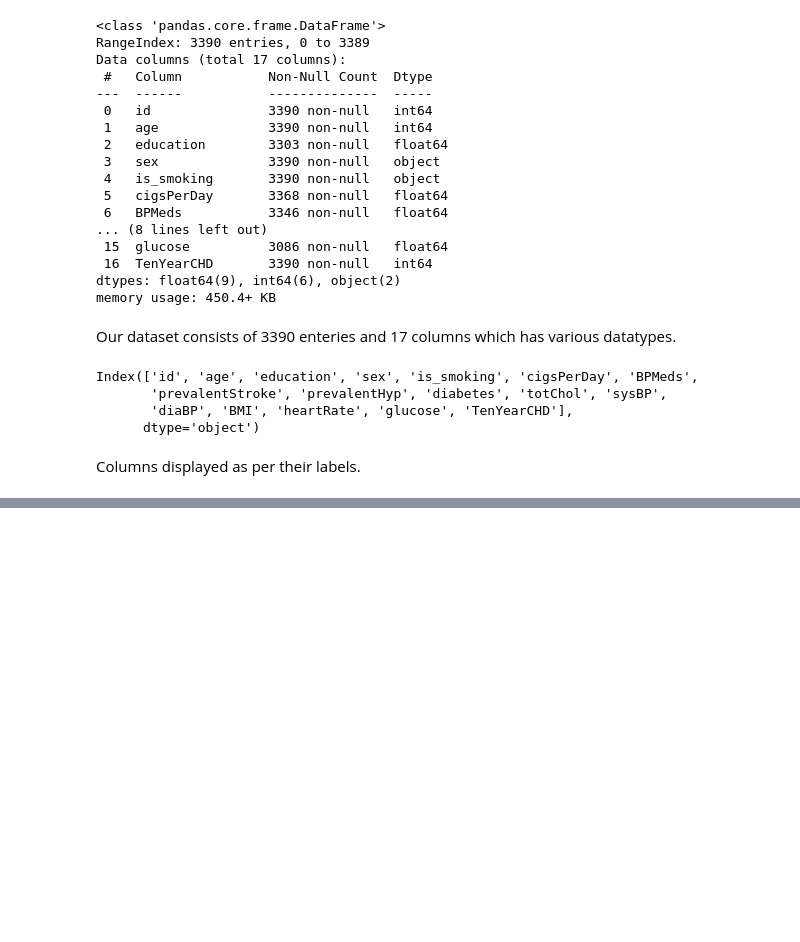
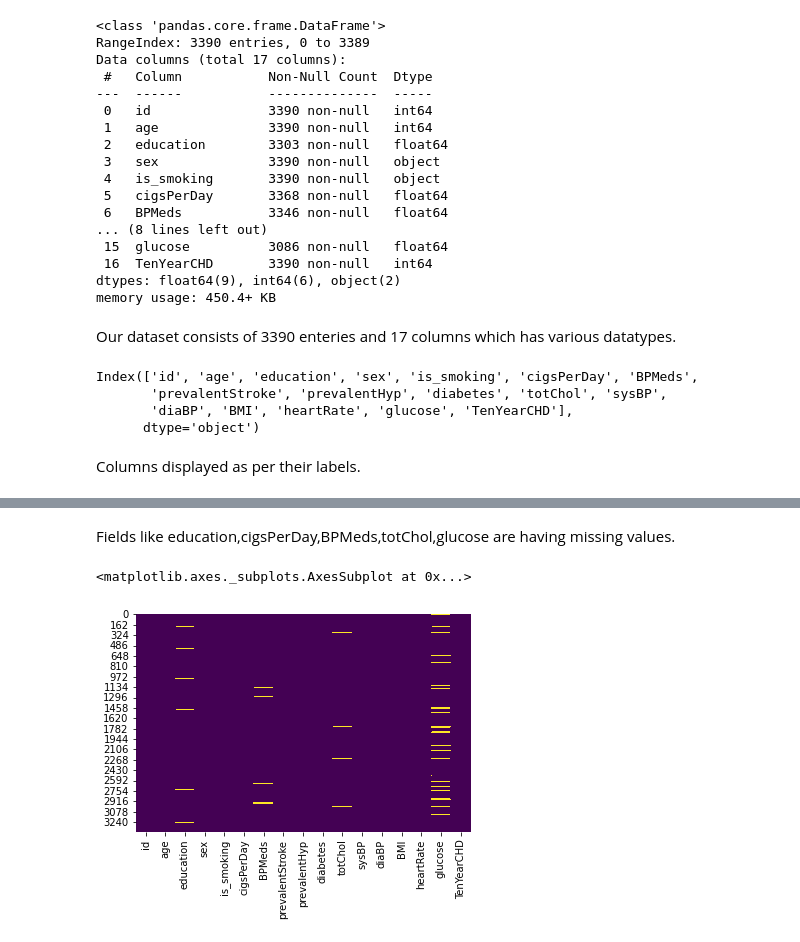
Before and after one commit to aditi10998/Cardiovascular_risk_prediction-, a Jupyter notebook: Cardiovascular_risk_prediction.ipynb, the cells around one changed output, grey strips where cells are left out. Cells and saved outputs as stored; diff of their text form; code cells hidden in the pictures; blank space fills up the shorter version.

```diff
--- a/Cardiovascular_risk_prediction.ipynb
+++ b/Cardiovascular_risk_prediction.ipynb
@@ -166,0 +212,8 @@ Columns displayed as per their labels.
+# %% [markdown]
+Fields like education,cigsPerDay,BPMeds,totChol,glucose are having missing values.
+# %%
+#Heatmap for missing values
+sns.heatmap(Cardiovascular_risk_df.isnull(),cbar=False,cmap='viridis')
+# %% [output]
+<matplotlib.axes._subplots.AxesSubplot at 0x...>
+[figure, added]
```
Also changed, not shown: parts of 42 cells of this notebook.
